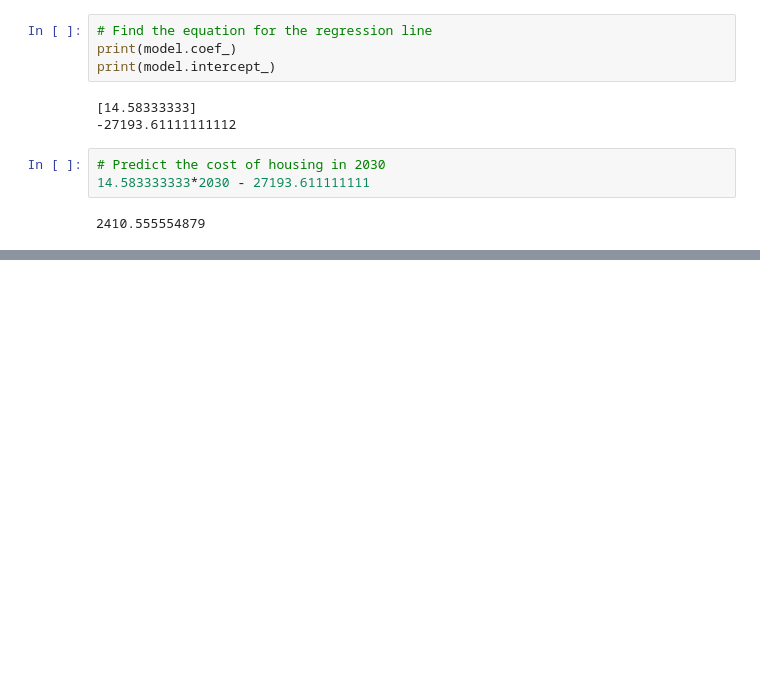
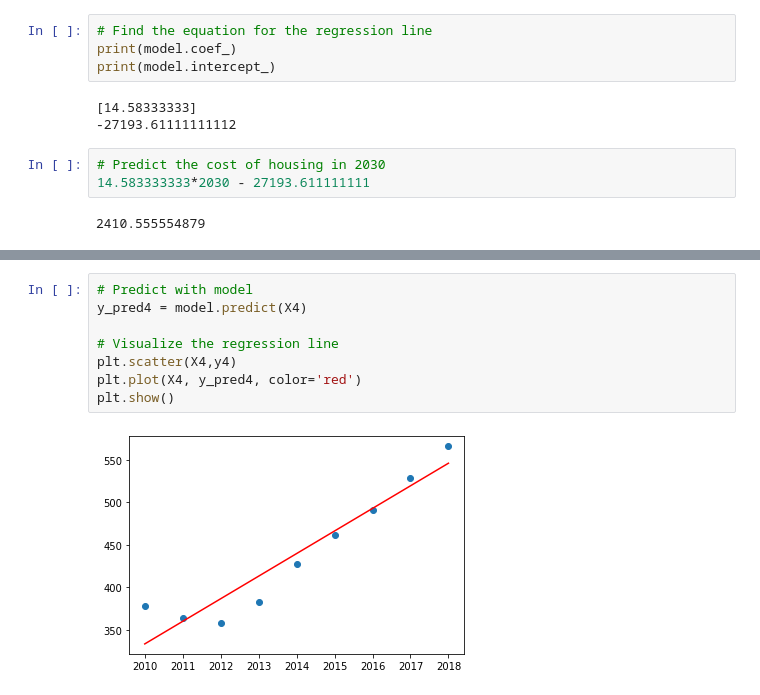
Before and after one commit to JVChermak/Leaving_California, a Jupyter notebook: median_housing_linreg.ipynb, the cells around one changed output, grey strips where cells are left out. Cells and saved outputs as stored; diff of their text form; blank space fills up the shorter version.

```diff
--- a/median_housing_linreg.ipynb
+++ b/median_housing_linreg.ipynb
@@ -93,0 +285,10 @@ print(model.intercept_)
+# %%
+# Predict with model
+y_pred4 = model.predict(X4)
+
+# Visualize the regression line
+plt.scatter(X4,y4)
+plt.plot(X4, y_pred4, color='red')
+plt.show()
+# %% [output]
+[figure, added]
```
Also changed, not shown: parts of 22 cells of this notebook, 5 other files.
